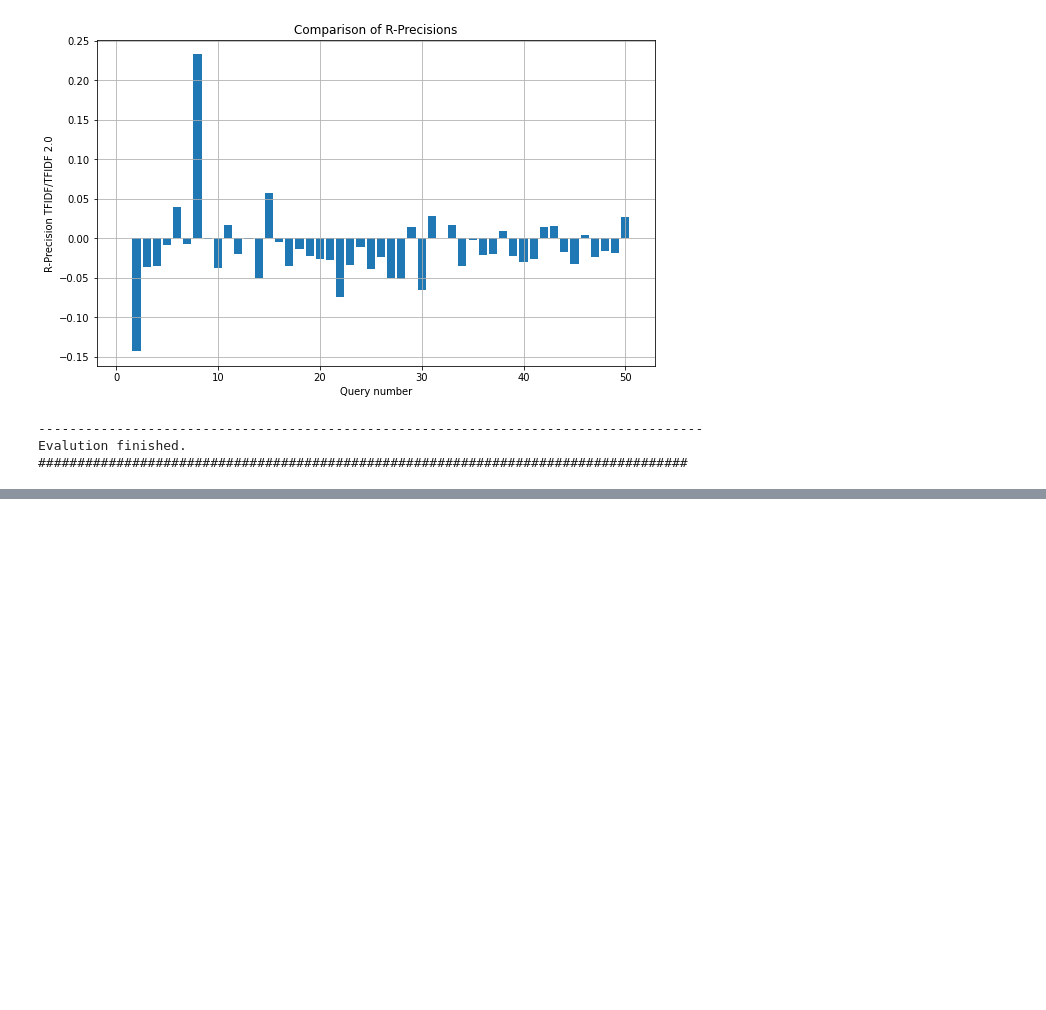
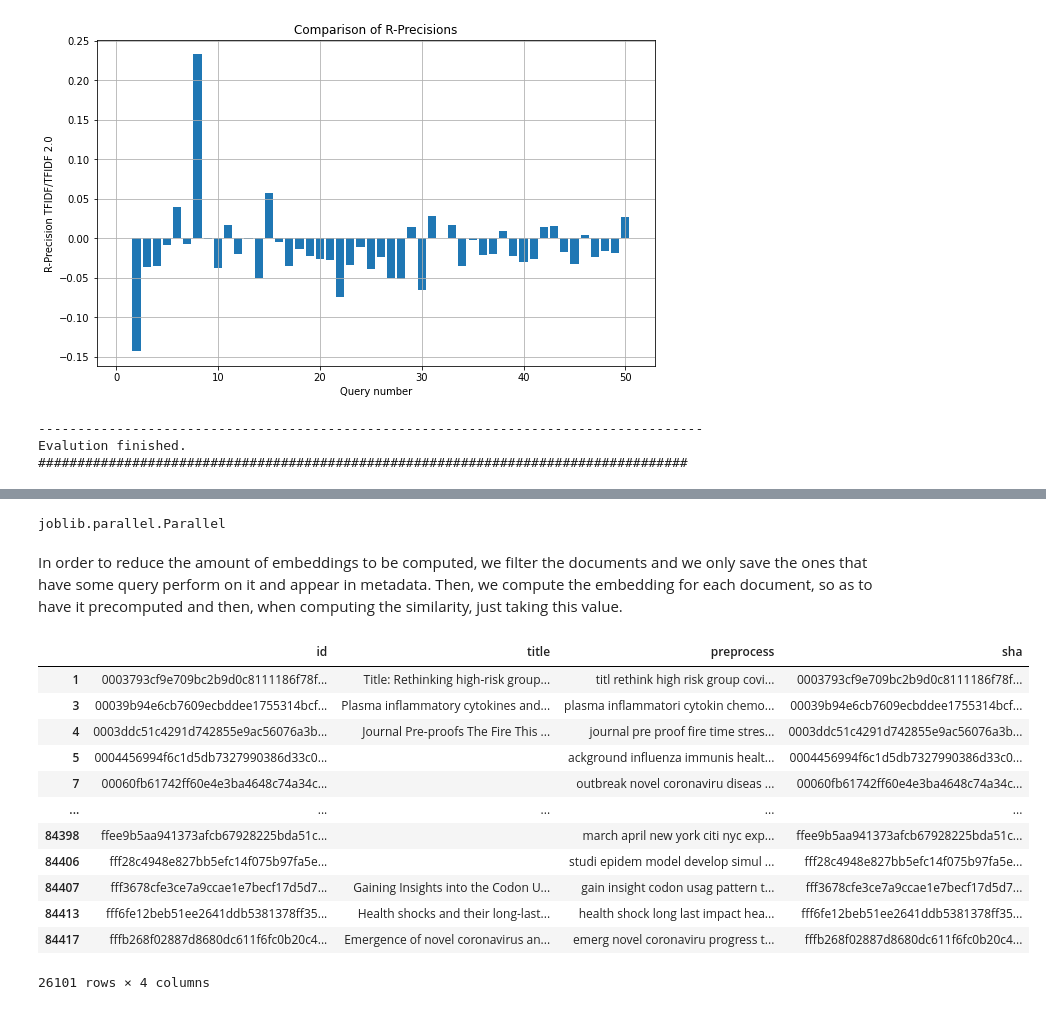
Before and after one commit to themrcesi/Biomedical-Informatics, a Jupyter notebook: Information Retrieval Engine/src/IRSystem.ipynb, the cells around one changed output, grey strips where cells are left out. Cells and saved outputs as stored; diff of their text form; code cells hidden in the pictures; blank space fills up the shorter version.

```diff
--- a/Information Retrieval Engine/src/IRSystem.ipynb
+++ b/Information Retrieval Engine/src/IRSystem.ipynb
@@ -620,0 +698,7 @@ Evalution finished.
+# %%
+import dask.dataframe as ddf
+docs = ddf.from_pandas(docs, npartitions = 12)
+# %%
+docs["embeddings"] = docs["preprocess"].apply(lambda x: get_embedding_w2v(x.split()), meta=('preprocess', 'object'))
+# %%
+docs = client.persist(docs)
@@ -620,0 +733,29 @@ Evalution finished.
+# %%
+Parallel
+# %% [output]
+joblib.parallel.Parallel
+# %% [markdown]
+In order to reduce the amount of embeddings to be computed, we filter the documents and we only save the ones that have some query perform on it and appear in metadata.
+Then, we compute the embedding for each document, so as to have it precomputed and then, when computing the similarity, just taking this value.
+# %%
+docs["sha"] = docs["id"]
+inCorpus = metadata[metadata["sha"].isin(docs["sha"])]["cord_uid"]
+inJudgements = inCorpus[inCorpus.isin(judgements["cord_uid"])]
+filtered = metadata.loc[metadata['cord_uid'].isin(inJudgements)]["sha"].values
+docs_filtered = docs.loc[docs["id"].isin(filtered)]
+# %%
+docs_filtered["prepr"]
+# %% [output]
+|  | id | title | preprocess | sha |
+| 1 | 0003793cf9e709bc2b9d0c8111186f78f... | Title: Rethinking high-risk group... | titl rethink high risk group covi... | 0003793cf9e709bc2b9d0c8111186f78f... |
+| 3 | 00039b94e6cb7609ecbddee1755314bcf... | Plasma inflammatory cytokines and... | plasma inflammatori cytokin chemo... | 00039b94e6cb7609ecbddee1755314bcf... |
+| 4 | 0003ddc51c4291d742855e9ac56076a3b... | Journal Pre-proofs The Fire This ... | journal pre proof fire time stres... | 0003ddc51c4291d742855e9ac56076a3b... |
+| 5 | 0004456994f6c1d5db7327990386d33c0... |  | ackground influenza immunis healt... | 0004456994f6c1d5db7327990386d33c0... |
+| 7 | 00060fb61742ff60e4e3ba4648c74a34c... |  | outbreak novel coronaviru diseas ... | 00060fb61742ff60e4e3ba4648c74a34c... |
+| ... | ... | ... | ... | ... |
+| 84398 | ffee9b5aa941373afcb67928225bda51c... |  | march april new york citi nyc exp... | ffee9b5aa941373afcb67928225bda51c... |
+| 84406 | fff28c4948e827bb5efc14f075b97fa5e... |  | studi epidem model develop simul ... | fff28c4948e827bb5efc14f075b97fa5e... |
+| 84407 | fff3678cfe3ce7a9ccae1e7becf17d5d7... | Gaining Insights into the Codon U... | gain insight codon usag pattern t... | fff3678cfe3ce7a9ccae1e7becf17d5d7... |
+| 84413 | fff6fe12beb51ee2641ddb5381378ff35... | Health shocks and their long-last... | health shock long last impact hea... | fff6fe12beb51ee2641ddb5381378ff35... |
+| 84417 | fffb268f02887d8680dc611f6fc0b20c4... | Emergence of novel coronavirus an... | emerg novel coronaviru progress t... | fffb268f02887d8680dc611f6fc0b20c4... |
+26101 rows × 4 columns
```
Also changed, not shown: parts of 23 cells of this notebook, 2 other files.
